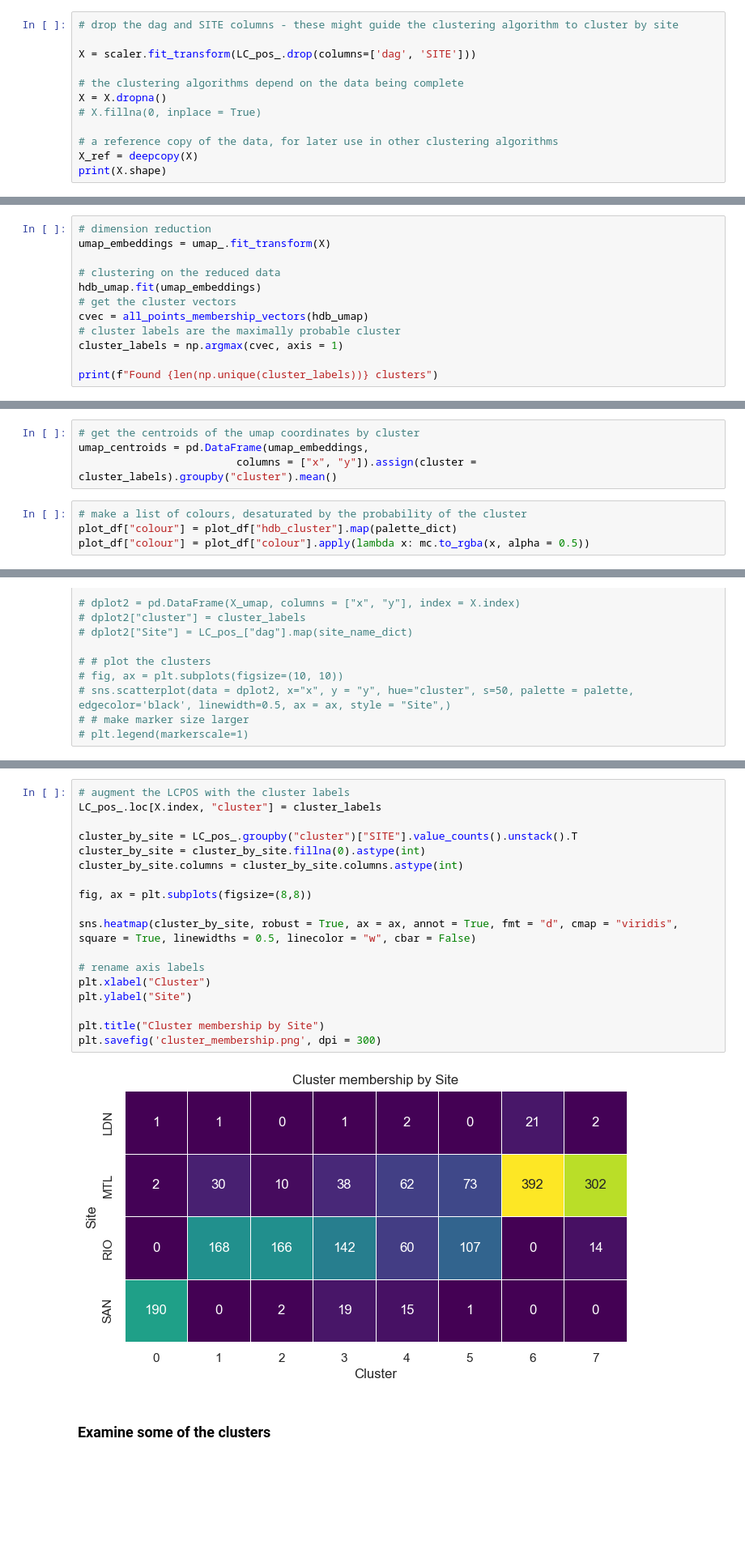
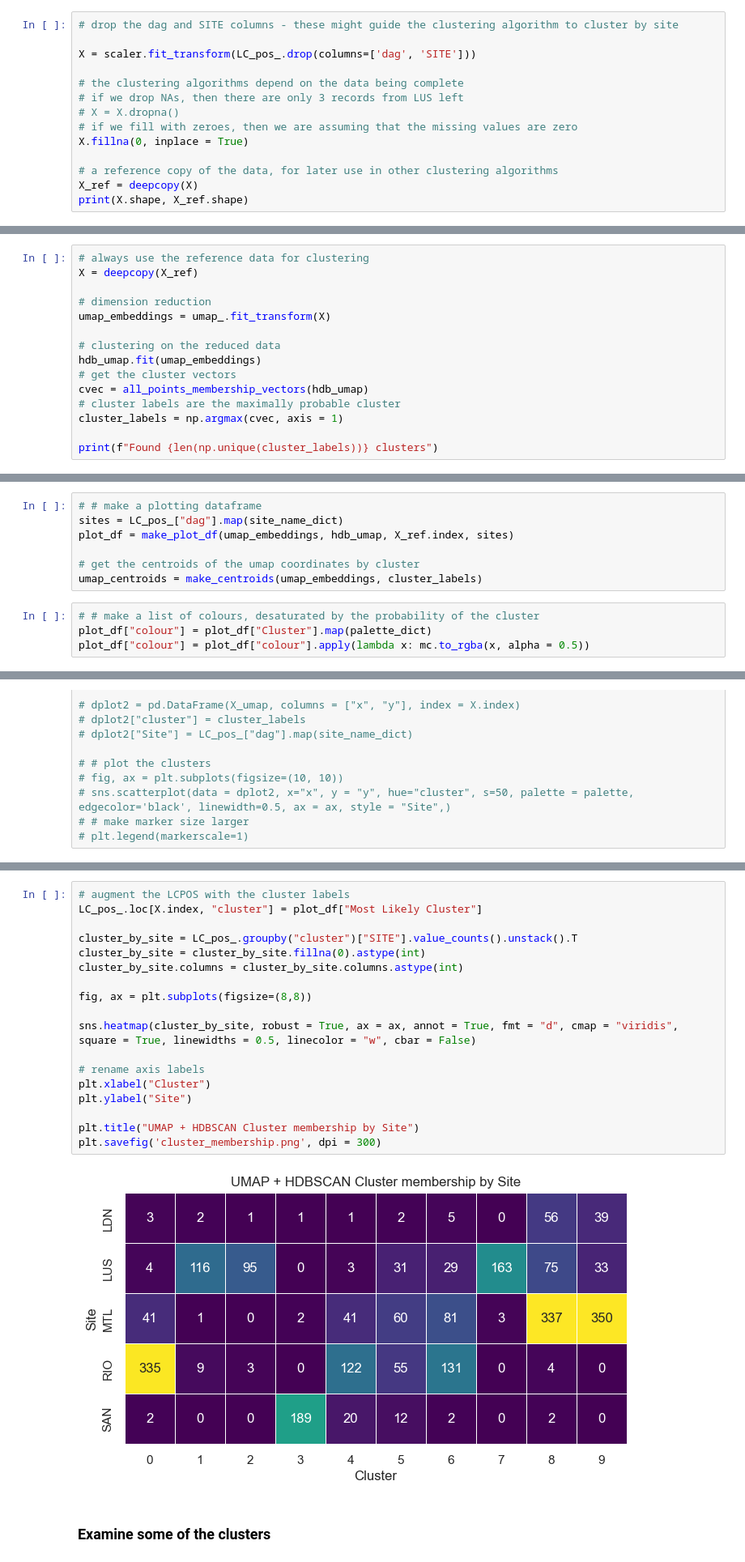
Before and after one commit to davidtweddell/lc_repo, a Jupyter notebook: 04-clustering-2.ipynb, the cells around one changed output, grey strips where cells are left out. Shown at 81% size. Saved outputs shown, nothing was run; the diff lists cells and outputs as text; blank space fills up the shorter version.

Commit message:
3 kinds of clustering for cross check

```diff
--- a/04-clustering-2.ipynb
+++ b/04-clustering-2.ipynb
@@ -141,10 +224,12 @@ print(LC_pos_.shape)
 X = scaler.fit_transform(LC_pos_.drop(columns=['dag', 'SITE']))
 
 # the clustering algorithms depend on the data being complete
-X = X.dropna()
-# X.fillna(0, inplace = True)
+# if we drop NAs, then there are only 3 records from LUS left
+# X = X.dropna()
+# if we fill with zeroes, then we are assuming that the missing values are zero
+X.fillna(0, inplace = True)
 
 # a reference copy of the data, for later use in other clustering algorithms
 X_ref = deepcopy(X)
-print(X.shape)
+print(X.shape, X_ref.shape)
 # %% [output]
@@ -174,6 +261,9 @@ umap_parms = {
 hdb_umap   = HDBSCAN(**hdb_parms)
 umap_      = UMAP(**umap_parms)
 # %%
+# always use the reference data for clustering
+X = deepcopy(X_ref)
+
 # dimension reduction
 umap_embeddings = umap_.fit_transform(X)
 
@@ -197,8 +280,11 @@ plot_df["Site"]            = LC_pos_["dag"].map(site_name_dict)
 # %%
+# # make a plotting dataframe
+sites = LC_pos_["dag"].map(site_name_dict)
+plot_df = make_plot_df(umap_embeddings, hdb_umap, X_ref.index, sites)
+
 # get the centroids of the umap coordinates by cluster
-umap_centroids = pd.DataFrame(umap_embeddings,
-                         columns = ["x", "y"]).assign(cluster = cluster_labels).groupby("cluster").mean()
+umap_centroids = make_centroids(umap_embeddings, cluster_labels)
 # %%
-# make a list of colours, desaturated by the probability of the cluster
-plot_df["colour"] = plot_df["hdb_cluster"].map(palette_dict)
+# # make a list of colours, desaturated by the probability of the cluster
+plot_df["colour"] = plot_df["Cluster"].map(palette_dict)
 plot_df["colour"] = plot_df["colour"].apply(lambda x: mc.to_rgba(x, alpha = 0.5))
@@ -282,23 +325,23 @@ plt.savefig('hdb_clusters.png', dpi = 300)
 # %%
 # augment the LCPOS with the cluster labels
-LC_pos_.loc[X.index, "cluster"] = cluster_labels
+LC_pos_.loc[X.index, "cluster"] = plot_df["Most Likely Cluster"]
 
 cluster_by_site = LC_pos_.groupby("cluster")["SITE"].value_counts().unstack().T
 cluster_by_site = cluster_by_site.fillna(0).astype(int)
 cluster_by_site.columns = cluster_by_site.columns.astype(int)
 
 fig, ax = plt.subplots(figsize=(8,8))
 
 sns.heatmap(cluster_by_site, robust = True, ax = ax, annot = True, fmt = "d", cmap = "viridis", square = True, linewidths = 0.5, linecolor = "w", cbar = False)
 
 # rename axis labels
 plt.xlabel("Cluster")
 plt.ylabel("Site")
 
-plt.title("Cluster membership by Site")
+plt.title("UMAP + HDBSCAN Cluster membership by Site")
 plt.savefig('cluster_membership.png', dpi = 300)
 # %% [output]
-[figure, old version]
+[figure, new version]
 # %% [markdown]
 ### Examine some of the clusters
 # %%
```
Also changed, not shown: parts of 32 cells of this notebook.
